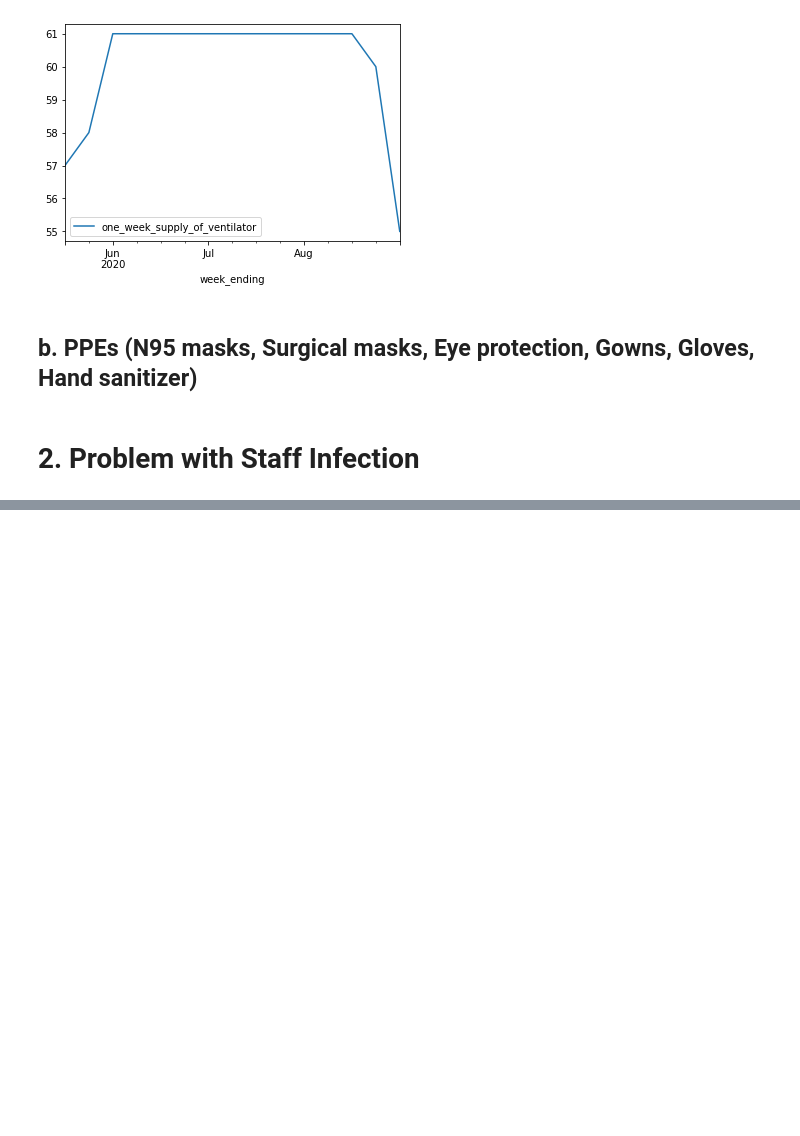
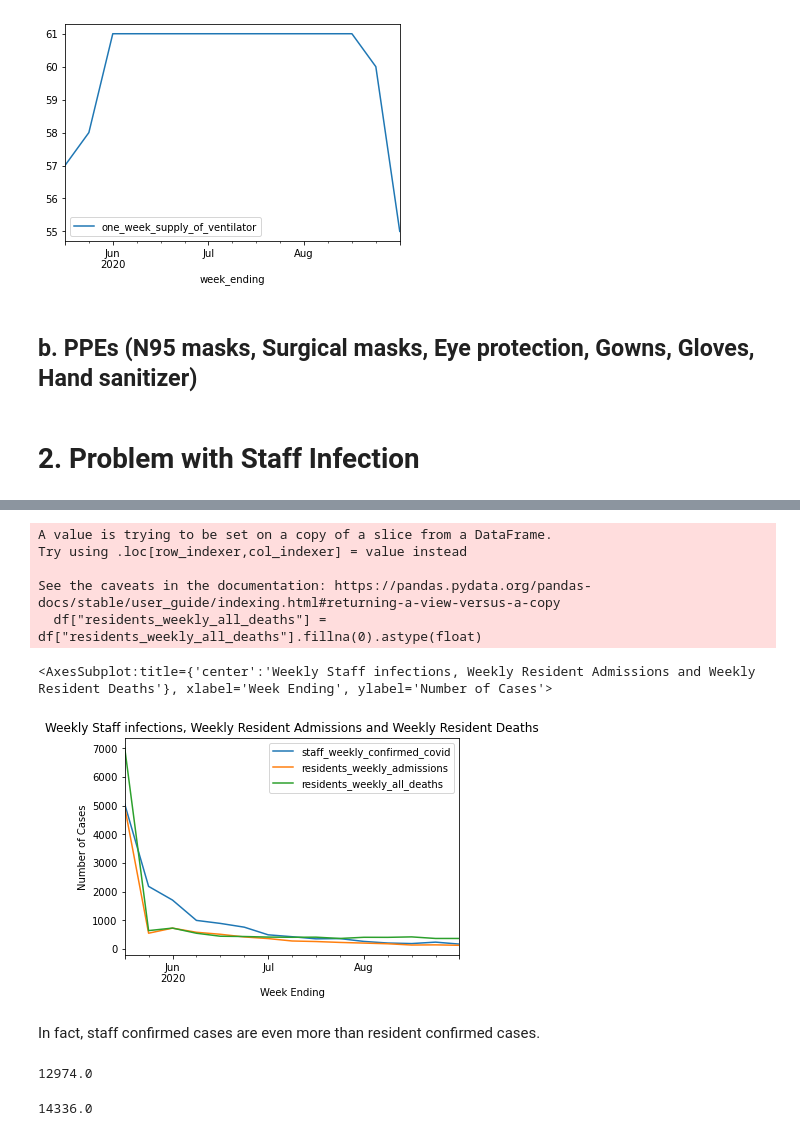
Before and after one commit to yunzhany/NursingHome, a Jupyter notebook: Nursing Home.ipynb, the cells around one changed output, grey strips where cells are left out. Cells and saved outputs as stored; diff of their text form; code cells hidden in the pictures; blank space fills up the shorter version.

```diff
--- a/Nursing Home.ipynb
+++ b/Nursing Home.ipynb
@@ -89,0 +197,27 @@ df[mask2].pivot_table(values = "one_week_supply_of_ventilator", index = "week_en
+# %%
+# Take residents' death data into consideration
+df["residents_weekly_all_deaths"] = df["residents_weekly_all_deaths"].fillna(0).astype(float)
+# Construct pivot table
+resident_death = df.pivot_table(values = "residents_weekly_all_deaths", index = "week_ending", aggfunc = "sum")
+# Merge it with the previous two
+staff_infection.merge(resident_death, how = "inner", on = "week_ending").plot(title = "Weekly Staff infections, Weekly Resident Admissions and Weekly Resident Deaths", xlabel = "Week Ending", ylabel = "Number of Cases")
+# %% [output]
+A value is trying to be set on a copy of a slice from a DataFrame.
+Try using .loc[row_indexer,col_indexer] = value instead
+
+See the caveats in the documentation: https://pandas.pydata.org/pandas-docs/stable/user_guide/indexing.html#returning-a-view-versus-a-copy
+  df["residents_weekly_all_deaths"] = df["residents_weekly_all_deaths"].fillna(0).astype(float)
+<AxesSubplot:title={'center':'Weekly Staff infections, Weekly Resident Admissions and Weekly Resident Deaths'}, xlabel='Week Ending', ylabel='Number of Cases'>
+[figure, added]
+# %% [markdown]
+In fact, staff confirmed cases are even more than resident confirmed cases.
+# %%
+# Total number of resident confirmed cases
+df[df["week_ending"] == "2020-08-30"]["residents_total_confirmed"].fillna(0).astype(float).sum()
+# %% [output]
+12974.0
+# %%
+# Total number of staff confirmed cases
+df[df["week_ending"] == "2020-08-30"]["staff_total_confirmed_covid"].fillna(0).astype(float).sum()
+# %% [output]
+14336.0
```
Also changed, not shown: parts of 13 cells of this notebook.
